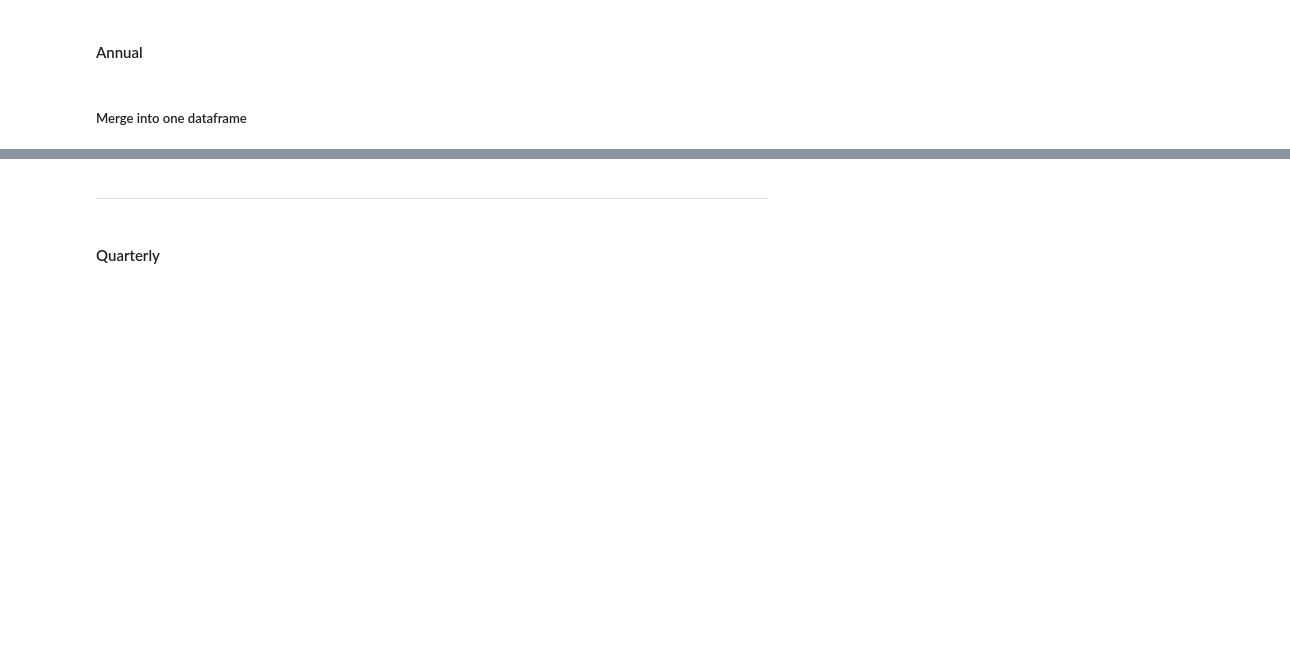
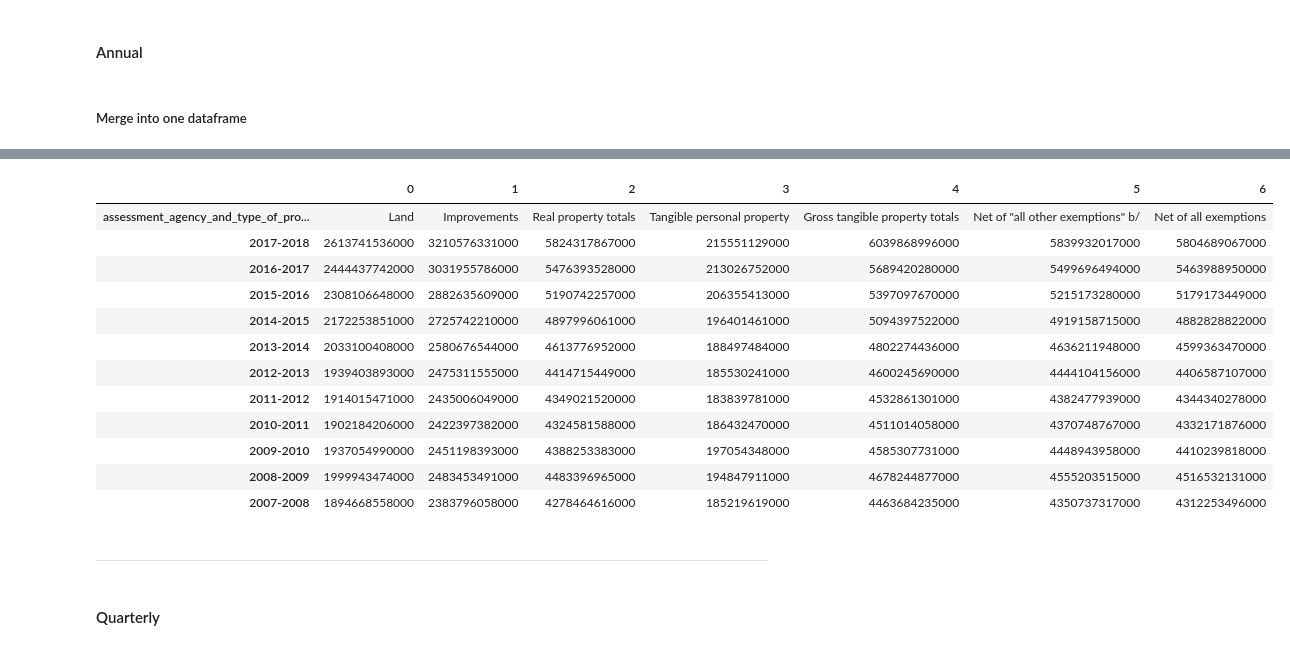
Before and after one commit to jefremides/Project_5, a Jupyter notebook: jerry_data_cleaning_eda.ipynb, the cells around one changed output, grey strips where cells are left out. Saved outputs shown, nothing was run; the diff lists cells and outputs as text; code cells hidden in the pictures; blank space fills up the shorter version.

```diff
--- a/jerry_data_cleaning_eda.ipynb
+++ b/jerry_data_cleaning_eda.ipynb
@@ -114,3 +289,19 @@ ca_fire_ins_costs = pd.read_csv('./jerry_data/ca_fire_insurance.csv')
+# %%
+ca_state_property_tax.T
+# %% [output]
+|  | 0 | 1 | 2 | 3 | 4 | 5 | 6 |
+| assessment_agency_and_type_of_pro... | Land | Improvements | Real property totals | Tangible personal property | Gross tangible property totals | Net of "all other exemptions" b/ | Net of all exemptions |
+| 2017-2018 | 2613741536000 | 3210576331000 | 5824317867000 | 215551129000 | 6039868996000 | 5839932017000 | 5804689067000 |
+| 2016-2017 | 2444437742000 | 3031955786000 | 5476393528000 | 213026752000 | 5689420280000 | 5499696494000 | 5463988950000 |
+| 2015-2016 | 2308106648000 | 2882635609000 | 5190742257000 | 206355413000 | 5397097670000 | 5215173280000 | 5179173449000 |
+| 2014-2015 | 2172253851000 | 2725742210000 | 4897996061000 | 196401461000 | 5094397522000 | 4919158715000 | 4882828822000 |
+| 2013-2014 | 2033100408000 | 2580676544000 | 4613776952000 | 188497484000 | 4802274436000 | 4636211948000 | 4599363470000 |
+| 2012-2013 | 1939403893000 | 2475311555000 | 4414715449000 | 185530241000 | 4600245690000 | 4444104156000 | 4406587107000 |
+| 2011-2012 | 1914015471000 | 2435006049000 | 4349021520000 | 183839781000 | 4532861301000 | 4382477939000 | 4344340278000 |
+| 2010-2011 | 1902184206000 | 2422397382000 | 4324581588000 | 186432470000 | 4511014058000 | 4370748767000 | 4332171876000 |
+| 2009-2010 | 1937054990000 | 2451198393000 | 4388253383000 | 197054348000 | 4585307731000 | 4448943958000 | 4410239818000 |
+| 2008-2009 | 1999943474000 | 2483453491000 | 4483396965000 | 194847911000 | 4678244877000 | 4555203515000 | 4516532131000 |
+| 2007-2008 | 1894668558000 | 2383796058000 | 4278464616000 | 185219619000 | 4463684235000 | 4350737317000 | 4312253496000 |
 # %% [markdown]
 ---
 # %% [markdown]
```
Also changed, not shown: parts of 48 cells of this notebook, 2 other files.
